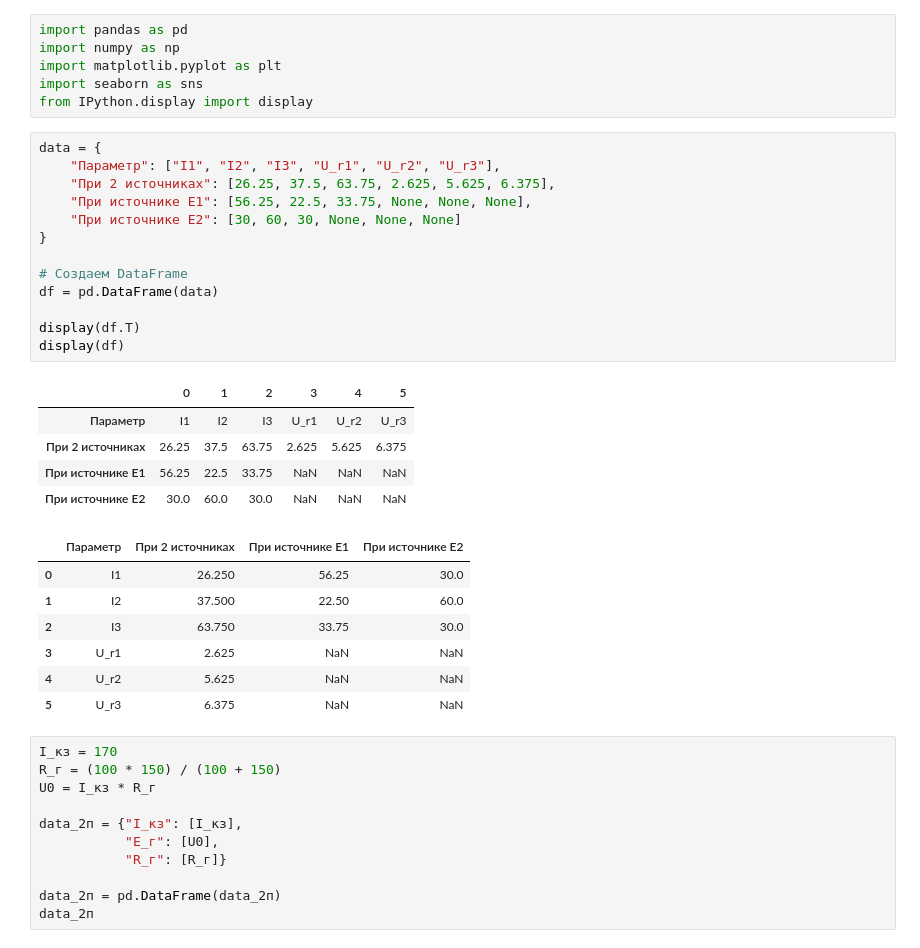
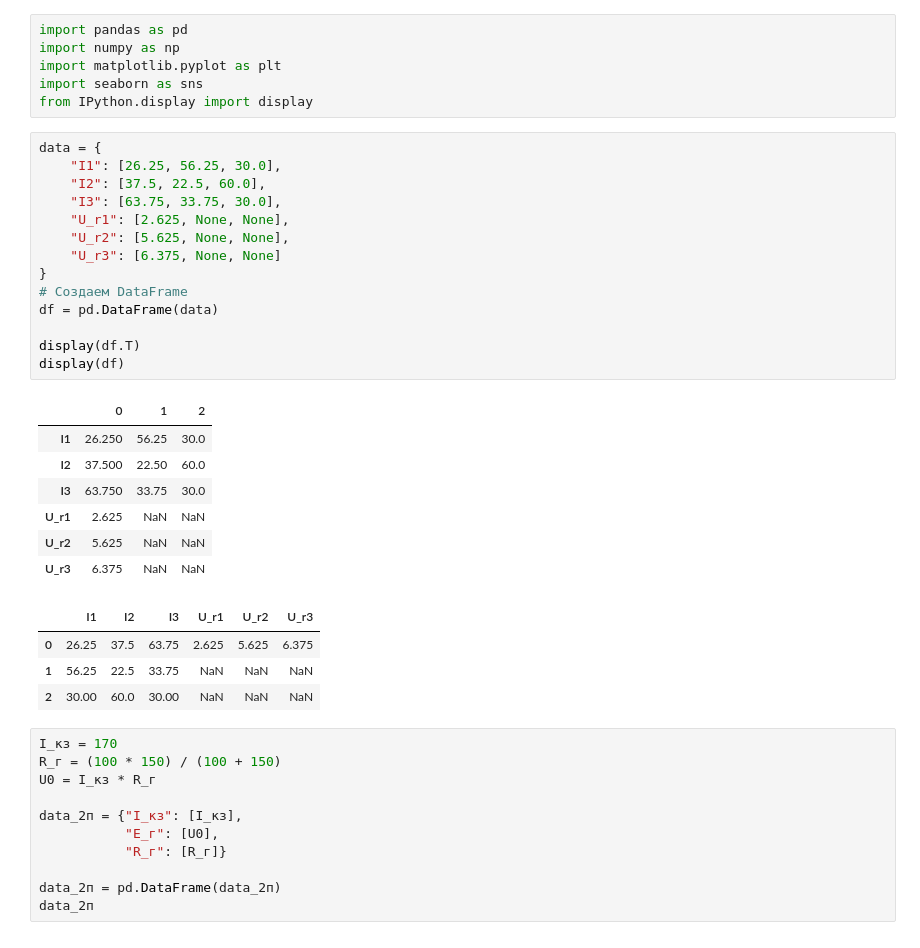
Before and after one commit to replicaCortex/Keres, a Jupyter notebook: Electrical Engineering/2lab_NoStand.ipynb, the cells around one changed output. Drawn from its saved outputs; the diff is of its cells as text.

```diff
--- a/Electrical Engineering/2lab_NoStand.ipynb
+++ b/Electrical Engineering/2lab_NoStand.ipynb
@@ -6,30 +6,30 @@ import seaborn as sns
 from IPython.display import display
 # %%
 data = {
-    "Параметр": ["I1", "I2", "I3", "U_r1", "U_r2", "U_r3"],
-    "При 2 источниках": [26.25, 37.5, 63.75, 2.625, 5.625, 6.375],
-    "При источнике E1": [56.25, 22.5, 33.75, None, None, None],
-    "При источнике E2": [30, 60, 30, None, None, None]
+    "I1": [26.25, 56.25, 30.0],
+    "I2": [37.5, 22.5, 60.0],
+    "I3": [63.75, 33.75, 30.0],
+    "U_r1": [2.625, None, None],
+    "U_r2": [5.625, None, None],
+    "U_r3": [6.375, None, None]
 }
-
 # Создаем DataFrame
 df = pd.DataFrame(data)
 
 display(df.T)
 display(df)
 # %% [output]
-|  | 0 | 1 | 2 | 3 | 4 | 5 |
-| Параметр | I1 | I2 | I3 | U_r1 | U_r2 | U_r3 |
-| При 2 источниках | 26.25 | 37.5 | 63.75 | 2.625 | 5.625 | 6.375 |
-| При источнике E1 | 56.25 | 22.5 | 33.75 | NaN | NaN | NaN |
-| При источнике E2 | 30.0 | 60.0 | 30.0 | NaN | NaN | NaN |
+|  | 0 | 1 | 2 |
+| I1 | 26.250 | 56.25 | 30.0 |
+| I2 | 37.500 | 22.50 | 60.0 |
+| I3 | 63.750 | 33.75 | 30.0 |
+| U_r1 | 2.625 | NaN | NaN |
+| U_r2 | 5.625 | NaN | NaN |
+| U_r3 | 6.375 | NaN | NaN |
-|  | Параметр | При 2 источниках | При источнике E1 | При источнике E2 |
-| 0 | I1 | 26.250 | 56.25 | 30.0 |
-| 1 | I2 | 37.500 | 22.50 | 60.0 |
-| 2 | I3 | 63.750 | 33.75 | 30.0 |
-| 3 | U_r1 | 2.625 | NaN | NaN |
-| 4 | U_r2 | 5.625 | NaN | NaN |
-| 5 | U_r3 | 6.375 | NaN | NaN |
+|  | I1 | I2 | I3 | U_r1 | U_r2 | U_r3 |
+| 0 | 26.25 | 37.5 | 63.75 | 2.625 | 5.625 | 6.375 |
+| 1 | 56.25 | 22.5 | 33.75 | NaN | NaN | NaN |
+| 2 | 30.00 | 60.0 | 30.00 | NaN | NaN | NaN |
 # %%
 I_кз = 170
 R_г = (100 * 150) / (100 + 150)
```
Also changed, not shown: parts of 6 cells of this notebook.
